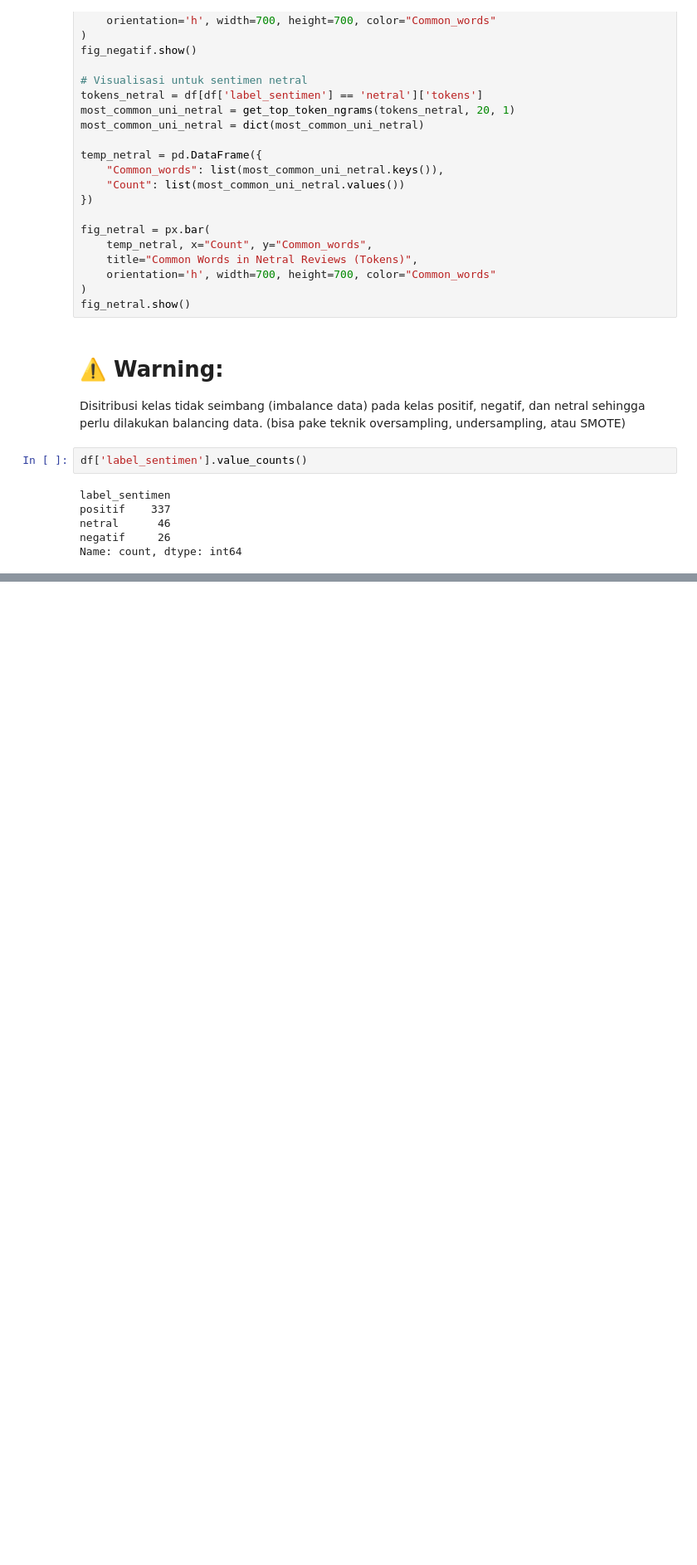
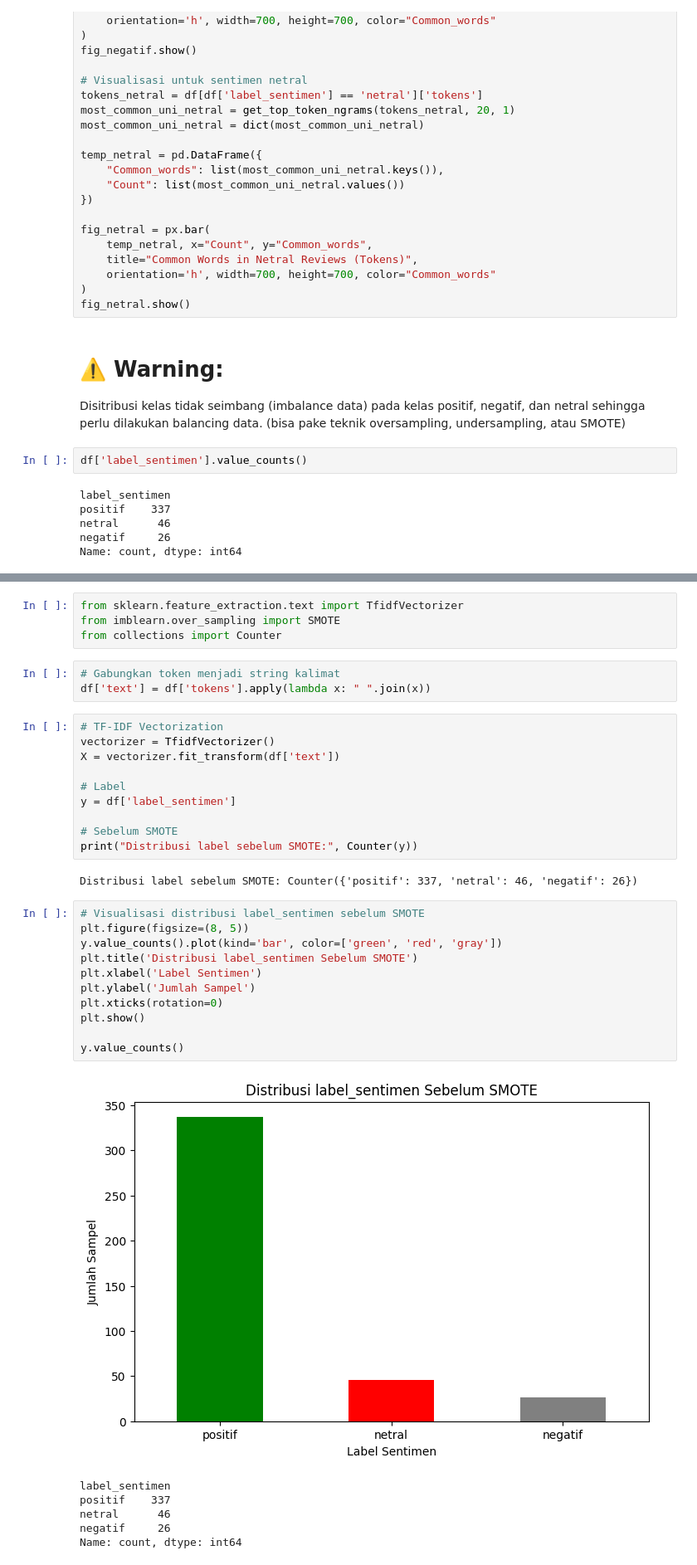
Before and after one commit to gbennnn/sentiment-analysis-aperti-bumn, a Jupyter notebook: src/preprocessing/ULBI_Preprocessing&EDA.ipynb, the cells around one changed output, grey strips where cells are left out. Shown at 83% size. Saved outputs shown, nothing was run; the diff lists cells and outputs as text; blank space fills up the shorter version.

```diff
--- a/src/preprocessing/ULBI_Preprocessing&EDA.ipynb
+++ b/src/preprocessing/ULBI_Preprocessing&EDA.ipynb
@@ -567,0 +570,37 @@ Name: count, dtype: int64
+# %%
+from sklearn.feature_extraction.text import TfidfVectorizer
+from imblearn.over_sampling import SMOTE
+from collections import Counter
+# %%
+# Gabungkan token menjadi string kalimat
+df['text'] = df['tokens'].apply(lambda x: " ".join(x))
+# %%
+# TF-IDF Vectorization
+vectorizer = TfidfVectorizer()
+X = vectorizer.fit_transform(df['text'])
+
+# Label
+y = df['label_sentimen']
+
+# Sebelum SMOTE
+print("Distribusi label sebelum SMOTE:", Counter(y))
+# %% [output]
+Distribusi label sebelum SMOTE: Counter({'positif': 337, 'netral': 46, 'negatif': 26})
+# %%
+# Visualisasi distribusi label_sentimen sebelum SMOTE
+plt.figure(figsize=(8, 5))
+y.value_counts().plot(kind='bar', color=['green', 'red', 'gray'])
+plt.title('Distribusi label_sentimen Sebelum SMOTE')
+plt.xlabel('Label Sentimen')
+plt.ylabel('Jumlah Sampel')
+plt.xticks(rotation=0)
+plt.show()
+
+y.value_counts()
+# %% [output]
+[figure, added]
+label_sentimen
+positif    337
+netral      46
+negatif     26
+Name: count, dtype: int64
```
Also changed, not shown: parts of 11 cells of this notebook, 1 other file.
